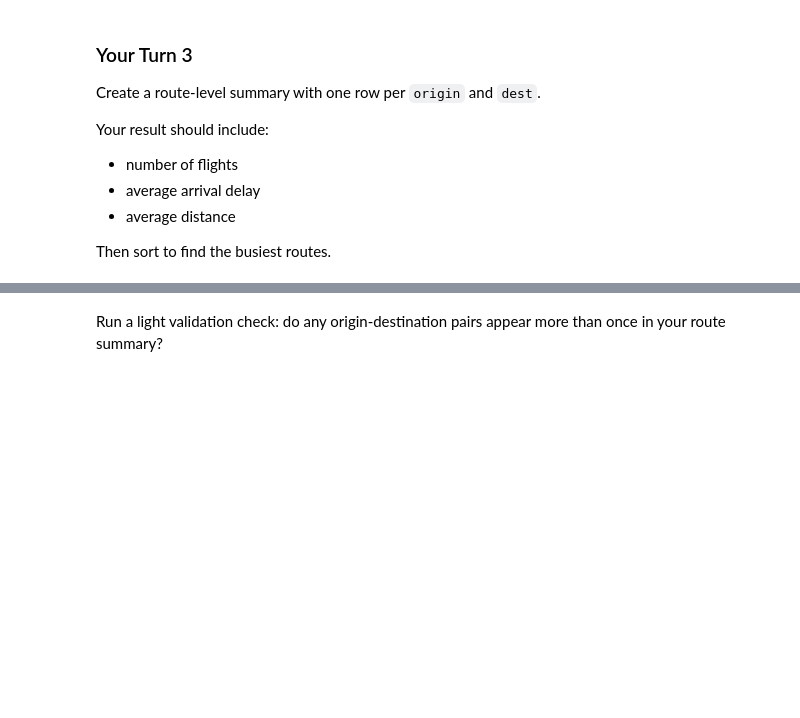
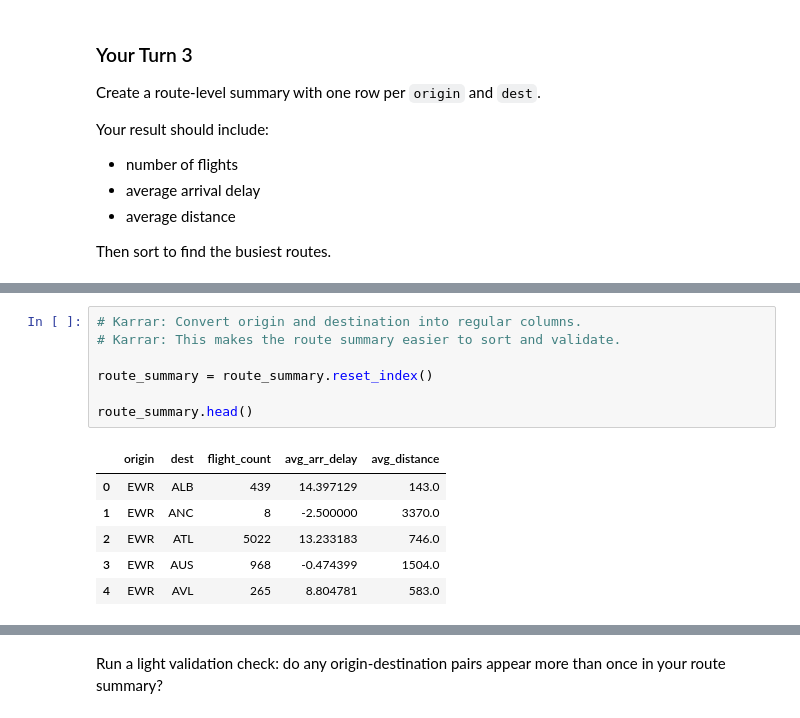
Before and after one commit to kalshaikhli/ban6003-week7-8-Karrar-Alshaikhli, a Jupyter notebook: notebooks/module7_aggregation_reshaping_guided_lab.ipynb, the cells around one changed output, grey strips where cells are left out. Cells and saved outputs as stored; diff of their text form; blank space fills up the shorter version.

```diff
--- a/notebooks/module7_aggregation_reshaping_guided_lab.ipynb
+++ b/notebooks/module7_aggregation_reshaping_guided_lab.ipynb
@@ -417,0 +450,14 @@ Then sort to find the busiest routes.
+# %%
+# Karrar: Convert origin and destination into regular columns.
+# Karrar: This makes the route summary easier to sort and validate.
+
+route_summary = route_summary.reset_index()
+
+route_summary.head()
+# %% [output]
+|  | origin | dest | flight_count | avg_arr_delay | avg_distance |
+| 0 | EWR | ALB | 439 | 14.397129 | 143.0 |
+| 1 | EWR | ANC | 8 | -2.500000 | 3370.0 |
+| 2 | EWR | ATL | 5022 | 13.233183 | 746.0 |
+| 3 | EWR | AUS | 968 | -0.474399 | 1504.0 |
+| 4 | EWR | AVL | 265 | 8.804781 | 583.0 |
```
Also changed, not shown: parts of 8 cells of this notebook.
